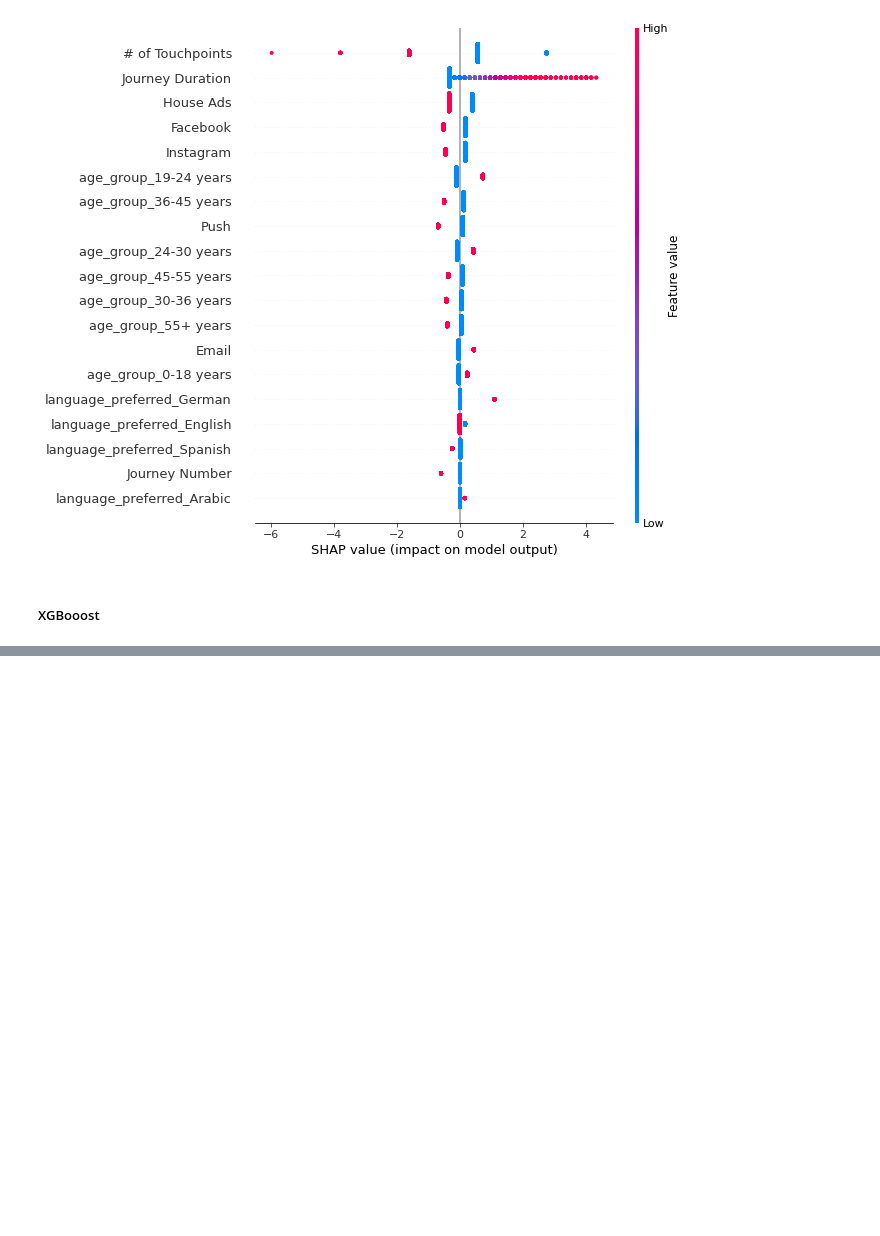
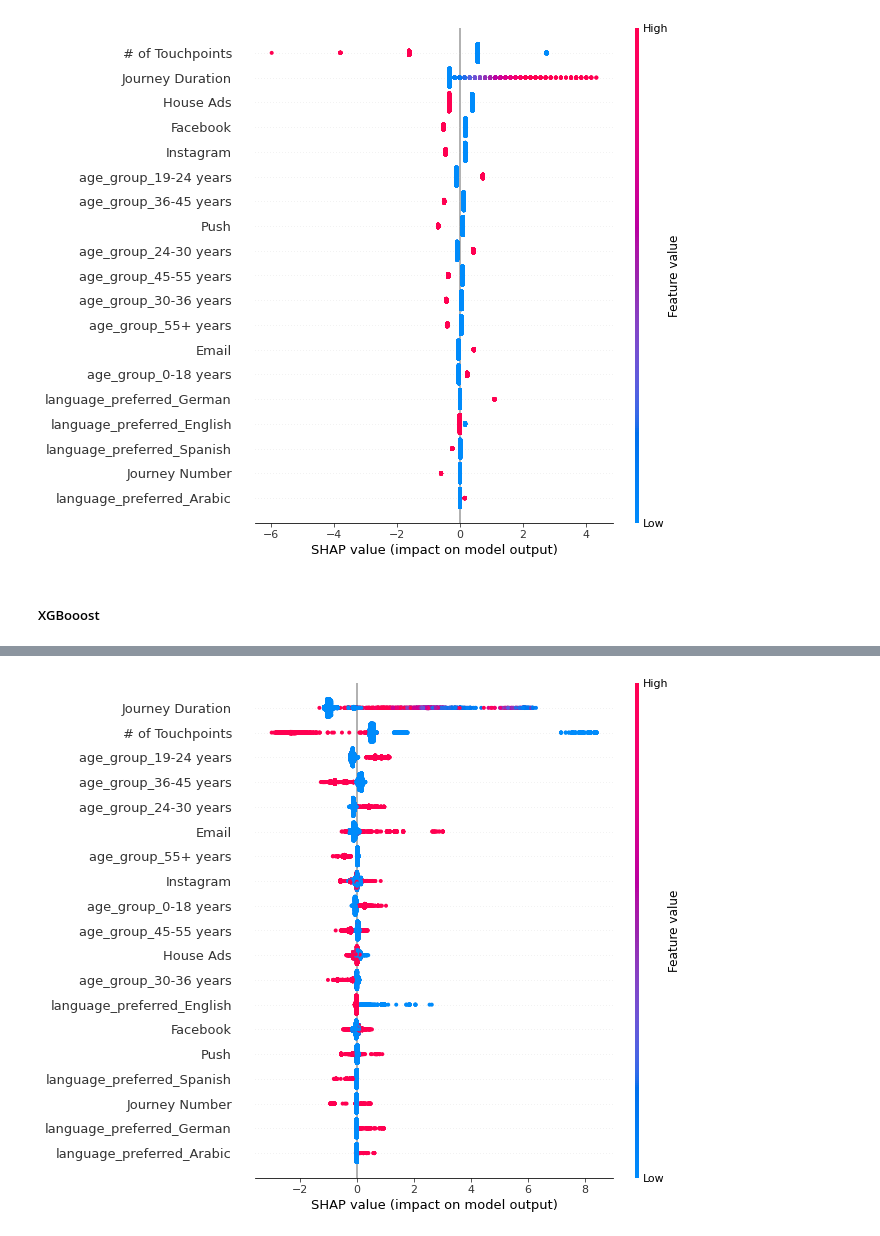
Before and after one commit to kevintunney/ISyE7406-GroupProject, a Jupyter notebook: data/notebook_mark.ipynb, the cells around one changed output, grey strips where cells are left out. Cells and saved outputs as stored; diff of their text form; code cells hidden in the pictures; blank space fills up the shorter version.

```diff
--- a/data/notebook_mark.ipynb
+++ b/data/notebook_mark.ipynb
@@ -193,0 +213,4 @@ shap.summary_plot(shap_values, X_train, plot_type="dot", class_names=model.class
+# %%
+shap.summary_plot(shap_values, X_train, plot_type="dot", class_names=model.classes_)
+# %% [output]
+[figure, added]
```
Also changed, not shown: parts of 5 cells of this notebook.
